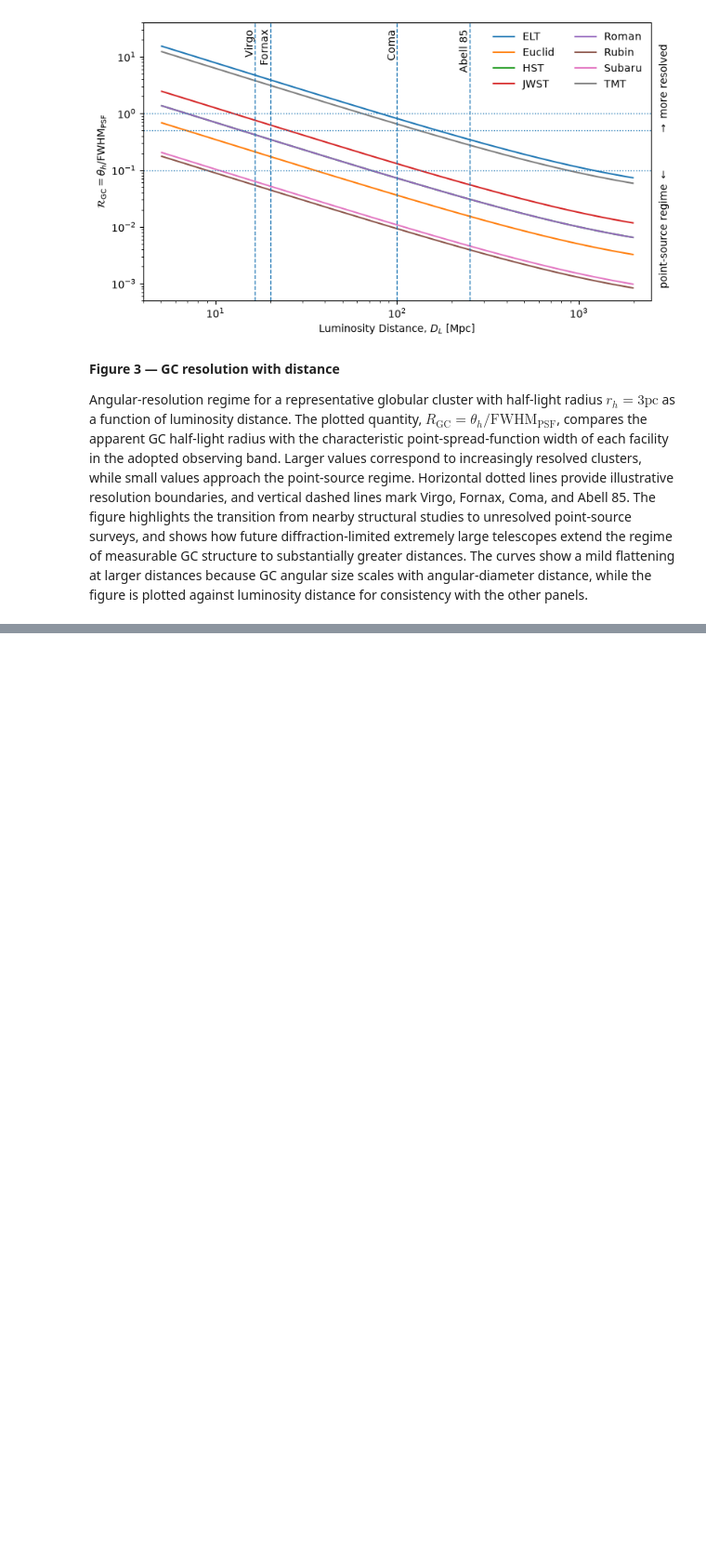
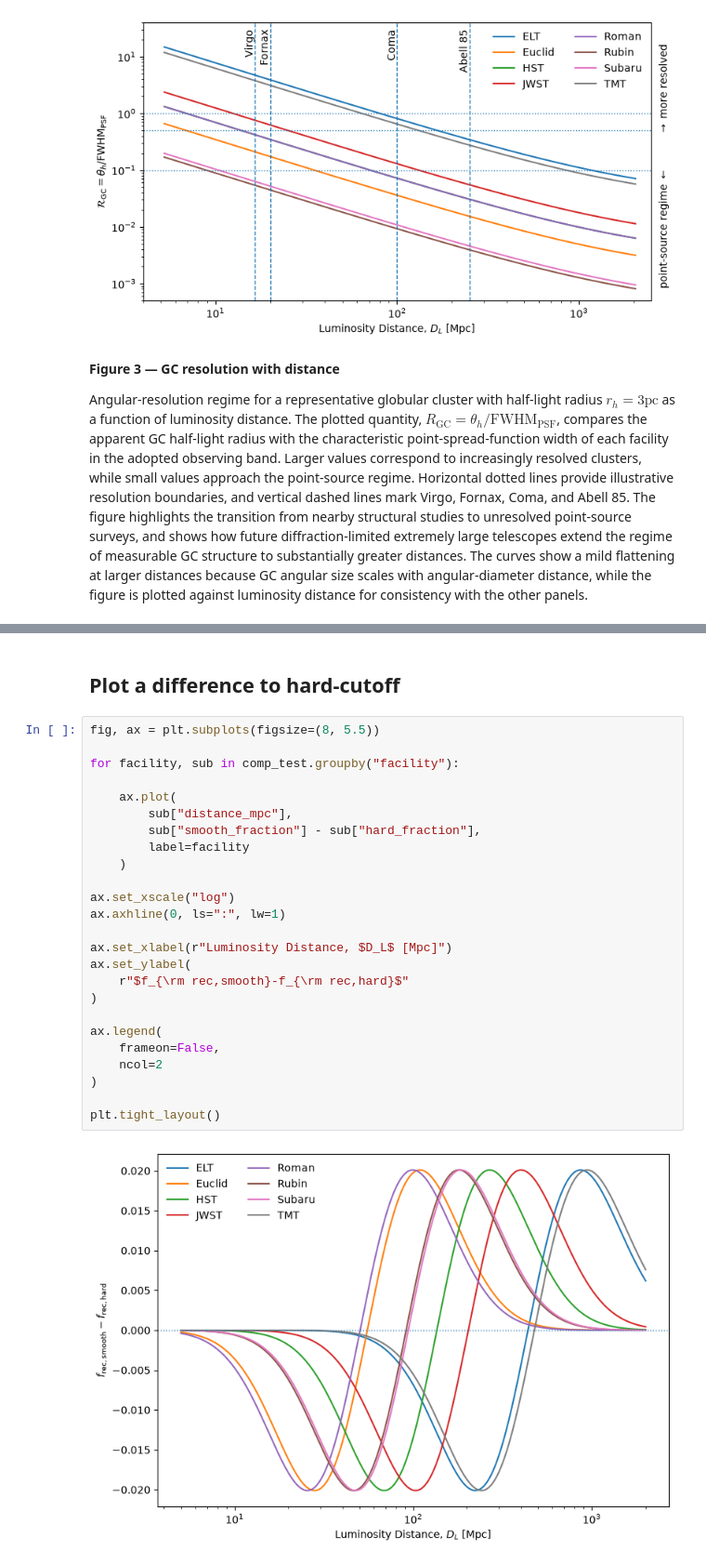
Before and after one commit to Pommers/gc-survey-telescopes, a Jupyter notebook: notebooks/02_gclf_reach.ipynb, the cells around one changed output, grey strips where cells are left out. Shown at 93% size. Saved outputs shown, nothing was run; the diff lists cells and outputs as text; blank space fills up the shorter version.

```diff
--- a/notebooks/02_gclf_reach.ipynb
+++ b/notebooks/02_gclf_reach.ipynb
@@ -1093,0 +1177,29 @@ Angular-resolution regime for a representative globular cluster with half-light
+# %% [markdown]
+## Plot a difference to hard-cutoff
+# %%
+fig, ax = plt.subplots(figsize=(8, 5.5))
+
+for facility, sub in comp_test.groupby("facility"):
+
+    ax.plot(
+        sub["distance_mpc"],
+        sub["smooth_fraction"] - sub["hard_fraction"],
+        label=facility
+    )
+
+ax.set_xscale("log")
+ax.axhline(0, ls=":", lw=1)
+
+ax.set_xlabel(r"Luminosity Distance, $D_L$ [Mpc]")
+ax.set_ylabel(
+    r"$f_{\rm rec,smooth}-f_{\rm rec,hard}$"
+)
+
+ax.legend(
+    frameon=False,
+    ncol=2
+)
+
+plt.tight_layout()
+# %% [output]
+[figure, added]
```
Also changed, not shown: parts of 29 cells of this notebook, 1 other file.
